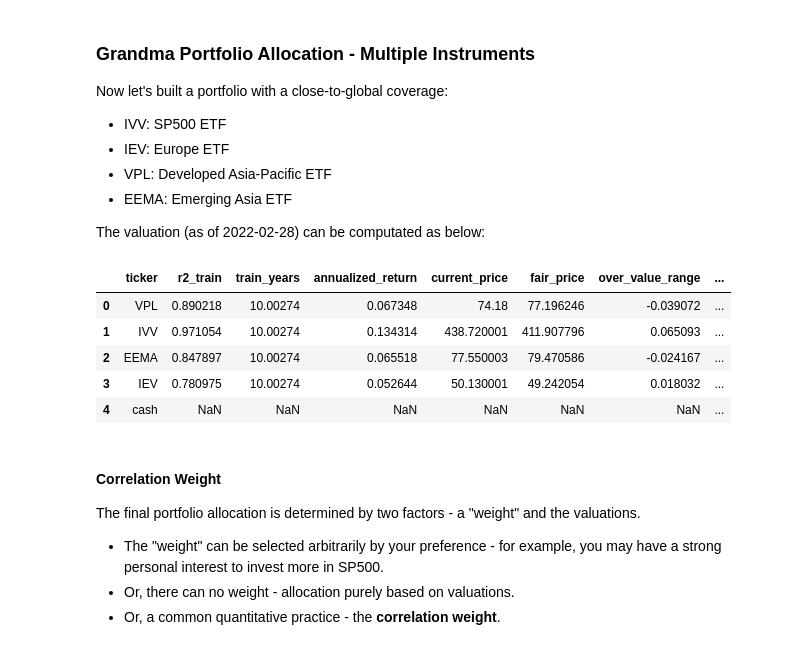
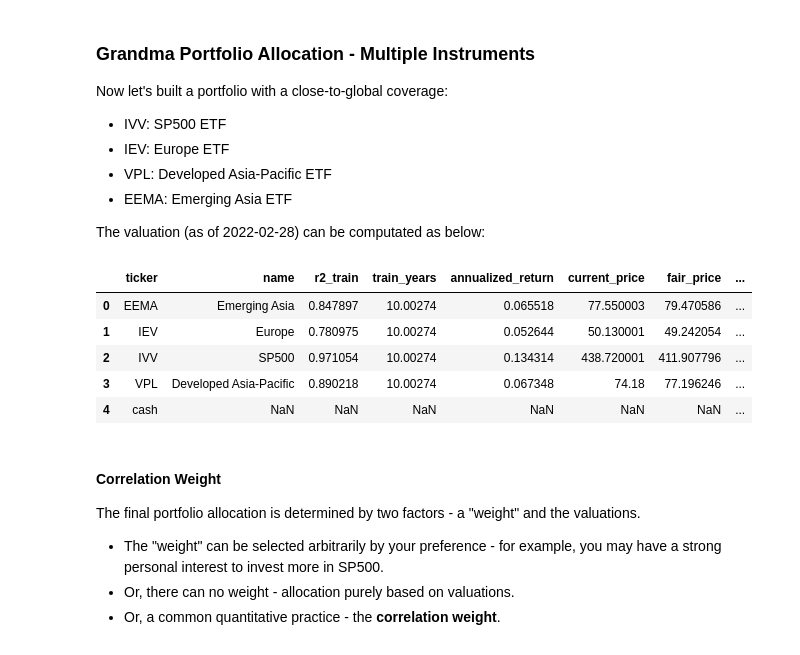
Before and after one commit to gowestyang/grandma-stock-valuation, a Jupyter notebook: doc/example_3_portfolio_allocation.ipynb, the cells around one changed output. Saved outputs shown, nothing was run; the diff lists cells and outputs as text; code cells hidden in the pictures.

```diff
--- a/doc/example_3_portfolio_allocation.ipynb
+++ b/doc/example_3_portfolio_allocation.ipynb
@@ -153,15 +153,21 @@ Now let's built a portfolio with a close-to-global coverage:
 The valuation (as of 2022-02-28) can be computated as below:
 # %%
 df_valuation, _ = batchValuation(d_instrument_data, save_result=False)
+
+# add the 'name' column to display name of each ticker
+df_valuation['name'] = df_valuation['ticker'].apply(lambda t:d_instrument[t])
+cols_first = ['ticker', 'name']
+df_valuation = df_valuation[cols_first+list(df_valuation.columns.drop(cols_first))]
+
 df_valuation = addCashPortfolio(df_valuation, cash_value=0.0)
 
 df_valuation
 # %% [output]
-|  | ticker | r2_train | train_years | annualized_return | current_price | fair_price | over_value_range | ... |
-| 0 | VPL | 0.890218 | 10.00274 | 0.067348 | 74.18 | 77.196246 | -0.039072 | ... |
-| 1 | IVV | 0.971054 | 10.00274 | 0.134314 | 438.720001 | 411.907796 | 0.065093 | ... |
-| 2 | EEMA | 0.847897 | 10.00274 | 0.065518 | 77.550003 | 79.470586 | -0.024167 | ... |
-| 3 | IEV | 0.780975 | 10.00274 | 0.052644 | 50.130001 | 49.242054 | 0.018032 | ... |
+|  | ticker | name | r2_train | train_years | annualized_return | current_price | fair_price | ... |
+| 0 | EEMA | Emerging Asia | 0.847897 | 10.00274 | 0.065518 | 77.550003 | 79.470586 | ... |
+| 1 | IEV | Europe | 0.780975 | 10.00274 | 0.052644 | 50.130001 | 49.242054 | ... |
+| 2 | IVV | SP500 | 0.971054 | 10.00274 | 0.134314 | 438.720001 | 411.907796 | ... |
+| 3 | VPL | Developed Asia-Pacific | 0.890218 | 10.00274 | 0.067348 | 74.18 | 77.196246 | ... |
 | 4 | cash | NaN | NaN | NaN | NaN | NaN | NaN | ... |
 # %% [markdown]
 #### Correlation Weight
```
Also changed, not shown: parts of 9 cells of this notebook, 5 other files.
